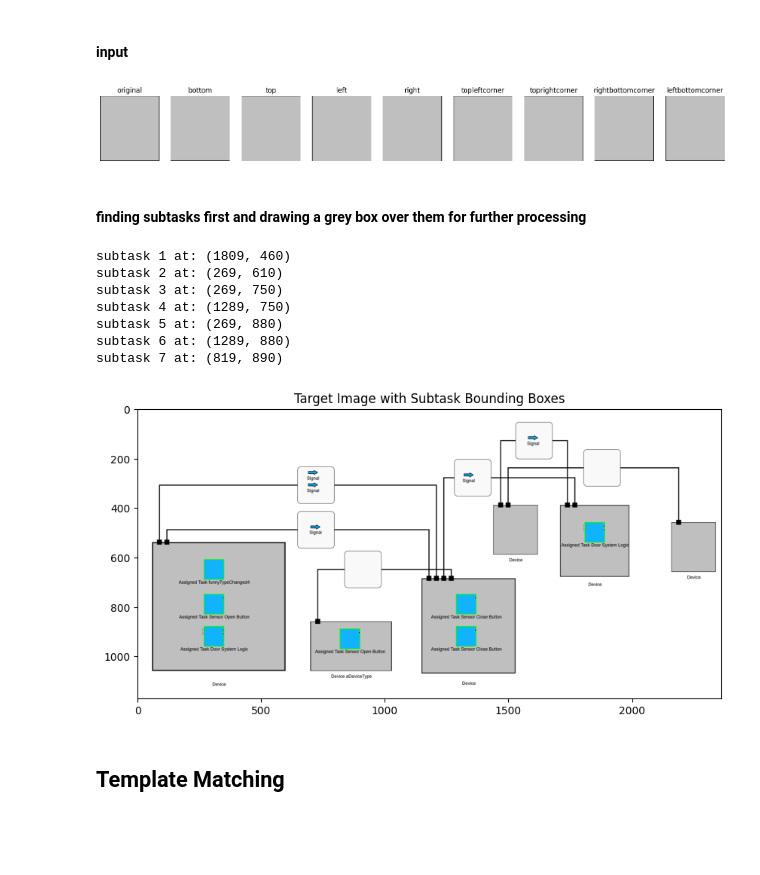
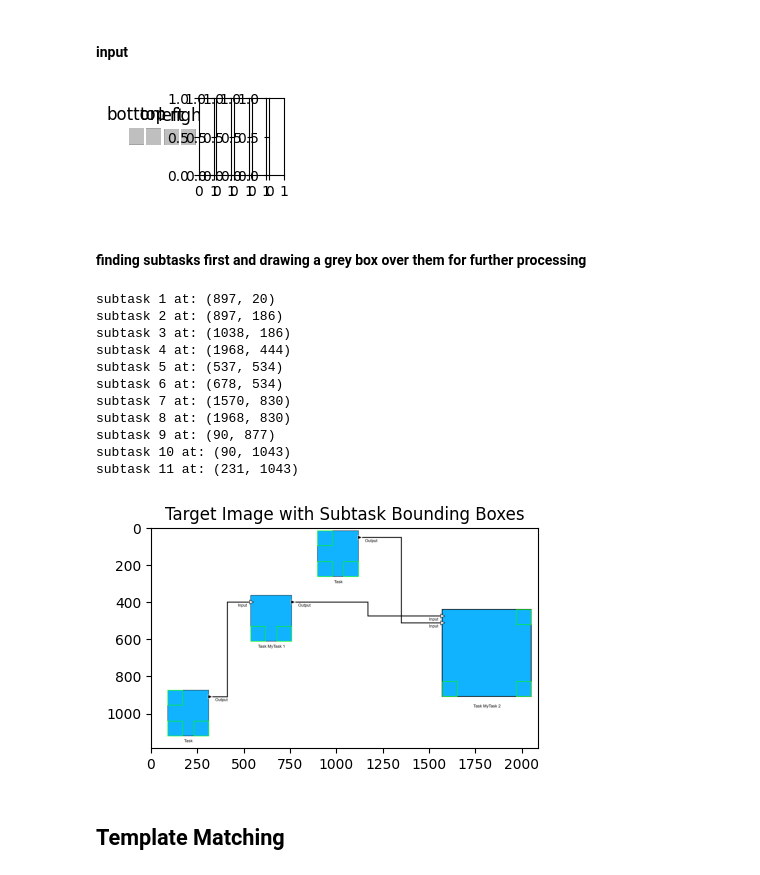
Before and after one commit to franzbanz/computervision, a Jupyter notebook: scalable_vertex_detection_allocations.ipynb, the cells around one changed output. Cells and saved outputs as stored; diff of their text form; code cells hidden in the pictures; blank space fills up the shorter version.

Commit message:
rewrote notebooks as .py files to be implemented into XGEE, made existing visualizations smaller to save space

```diff
--- a/scalable_vertex_detection_allocations.ipynb
+++ b/scalable_vertex_detection_allocations.ipynb
@@ -12,80 +12,105 @@ import plotly.graph_objects as go
 # %%
 activate_plotly = False # turn expensive renderings on and off
 
 # Define the paths
-target_image_path = 'images/testcase3.png' # version 2 for paper with scaled vertex
+target_image_path = 'images/testcase6.png' # version 2 for paper with scaled vertex
 device_template_path = 'images/device.png'
 subtask_template_path = 'images/subtask.png'
 
 target_img = cv2.imread(target_image_path)
 device_template= cv2.imread(device_template_path)
 subtask_template = cv2.imread(subtask_template_path)
 
 device_template = cv2.resize(device_template, (180, 200))
 subtask_template = cv2.resize(subtask_template, (80, 80))
 
 # device_template = device_template[5:-5, 5:-5]
 # Generate five different templates
 
 templates = {
-    'original': device_template,
-    'bottom': cv2.resize(device_template[5:, 5:-5], (180, 200)),
-    'top': cv2.resize(device_template[:-5, 5:-5], (180, 200)),
-    'left': cv2.resize(device_template[5:-5, :-5], (180, 200)),
-    'right': cv2.resize(device_template[5:-5, 5:], (180, 200)),
-    'topleftcorner': cv2.resize(device_template[:-5, :-5], (180, 200)),
-    'toprightcorner': cv2.resize(device_template[:-5, 5:], (180, 200)),
-    'rightbottomcorner': cv2.resize(device_template[5:, 5:], (180, 200)),
-    'leftbottomcorner': cv2.resize(device_template[5:, :-5], (180, 200))
+#    'original': device_template,
+    'bottom': device_template[5:, 5:-5],
+    'top': device_template[:-5, 5:-5],
+    'left': device_template[5:-5, :-5],
+    'right': device_template[5:-5, 5:],
+    # 'topleftcorner': device_template[:-5, :-5],
+    # 'toprightcorner': device_template[:-5, 5:],
+    # 'rightbottomcorner': device_template[5:, 5:],
+    # 'leftbottomcorner': device_template[5:, :-5]
 }
 
 original_image = target_img.copy()
 # Draw all five templates next to each other
-fig, axes = plt.subplots(1, 9, figsize=(20, 10))
+fig, axes = plt.subplots(1, 9, figsize=(2, 1))
 for ax, (key, template) in zip(axes, templates.items()):
     ax.imshow(cv2.cvtColor(template, cv2.COLOR_BGR2RGB))
     ax.set_title(key)
     ax.axis('off')
 plt.show()
 # %% [output]
-[figure, old version]
+[figure, new version]
 # %% [markdown]
 #### finding subtasks first and drawing a grey box over them for further processing
 # %%
 res = cv2.matchTemplate(target_img, subtask_template, cv2.TM_CCOEFF_NORMED)
 # Threshold the result
-threshold = 0.8
+threshold = 0.6
 loc = np.where(res >= threshold)
 
-subtasks = [(int(pt[0]), int(pt[1])) for pt in zip(*loc[::-1])]
+def remove_close_matches(matches, min_distance=10):
+    if not matches:
+        return matches
+
+    # Sort matches by their coordinates
+    matches = sorted(matches, key=lambda x: (x[1], x[0]))
+
+    filtered_matches = []
+    last_match = matches[0]
+    filtered_matches.append(last_match)
+
+    for match in matches[1:]:
+        if abs(match[0] - last_match[0]) > min_distance or abs(match[1] - last_match[1]) > min_distance:
+            filtered_matches.append(match)
+            last_match = match
+
+    return filtered_matches
+
+# Apply the function to remove close matches
+loc = remove_close_matches(list(zip(*loc[::-1])))
+
+subtasks = [(int(pt[0]), int(pt[1])) for pt in loc]
 # Draw grey boxes over the subtasks, 10 pixels bigger in every direction
 for pt in subtasks:
     top_left = (pt[0] - 10, pt[1] - 10)
     bottom_right = (pt[0] + subtask_template.shape[1] + 10, pt[1] + subtask_template.shape[0] + 10)
     cv2.rectangle(target_img, top_left, bottom_right, (191, 191, 191), -1)
-for i, pt in enumerate(zip(*loc[::-1])):
+for i, pt in enumerate(subtasks):
     print(f"subtask {i+1} at: ({int(pt[0])}, {int(pt[1])})")
 
 # Draw the bounding boxes for the subtask templates
 target_img_with_subtask_boxes = original_image.copy()
-for pt in zip(*loc[::-1]):
+for pt in loc:
     bottom_right = (pt[0] + subtask_template.shape[1], pt[1] + subtask_template.shape[0])
     cv2.rectangle(target_img_with_subtask_boxes, pt, bottom_right, (0, 255, 0), 2)
 
 # Display the image with bounding boxes
-plt.figure(figsize=(10, 10))
+plt.figure(figsize=(5, 5))
 plt.imshow(cv2.cvtColor(target_img_with_subtask_boxes, cv2.COLOR_BGR2RGB))
 plt.title('Target Image with Subtask Bounding Boxes')
 plt.show()
 # %% [output]
-subtask 1 at: (1809, 460)
-subtask 2 at: (269, 610)
-subtask 3 at: (269, 750)
-subtask 4 at: (1289, 750)
-subtask 5 at: (269, 880)
-subtask 6 at: (1289, 880)
-subtask 7 at: (819, 890)
+subtask 1 at: (897, 20)
+subtask 2 at: (897, 186)
+subtask 3 at: (1038, 186)
+subtask 4 at: (1968, 444)
+subtask 5 at: (537, 534)
+subtask 6 at: (678, 534)
+subtask 7 at: (1570, 830)
+subtask 8 at: (1968, 830)
+subtask 9 at: (90, 877)
+subtask 10 at: (90, 1043)
+subtask 11 at: (231, 1043)
-[figure, old version]
+[figure, new version]
 # %% [markdown]
 ## Template Matching
 # %% [markdown]
```
Also changed, not shown: parts of 9 cells of this notebook, 20 other files.
